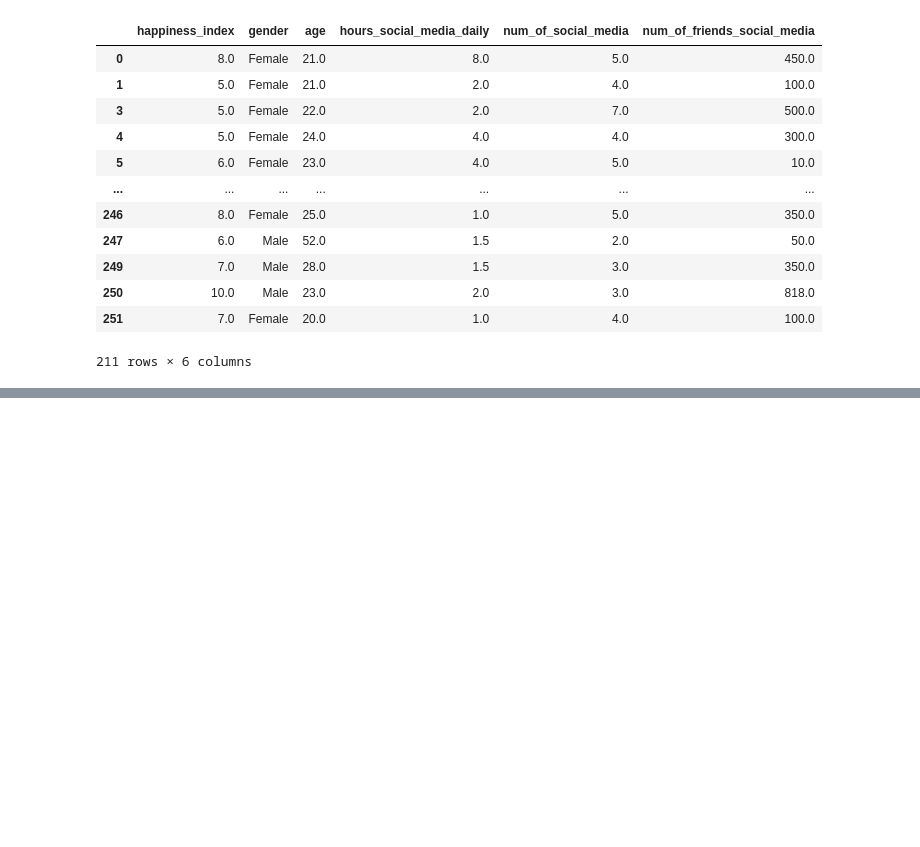
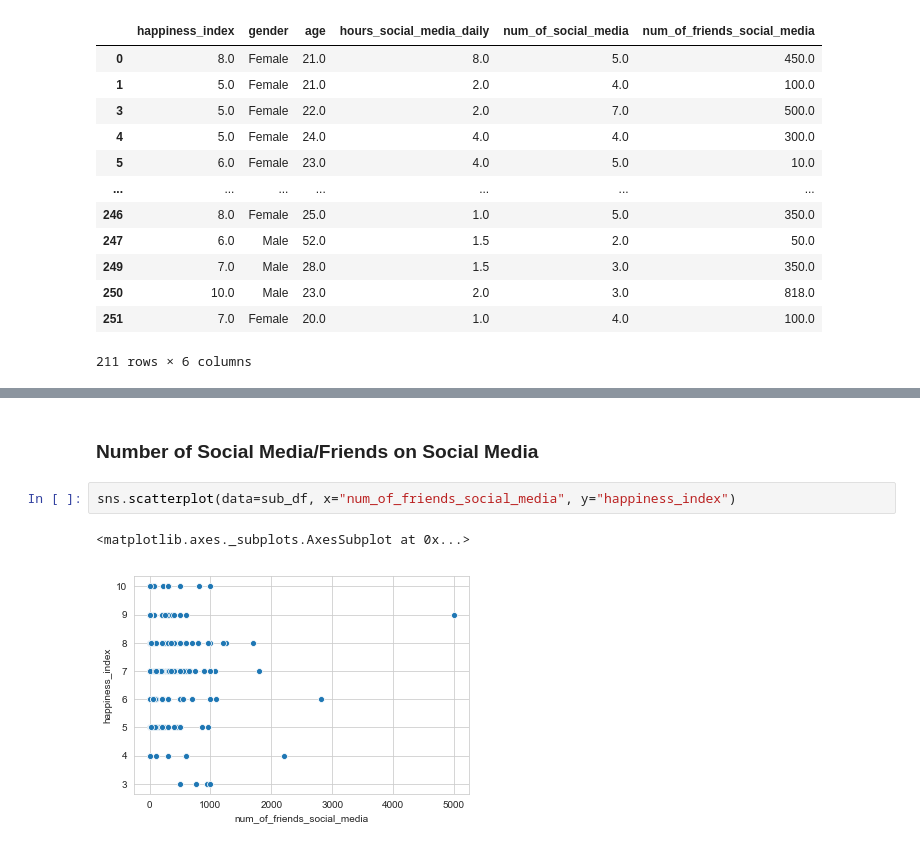
Before and after one commit to AllardQuek/The-pursuit-of-Happiness, a Jupyter notebook: Social_Media_and_Happiness.ipynb, the cells around one changed output, grey strips where cells are left out. Drawn from its saved outputs; the diff is of its cells as text; blank space fills up the shorter version.

```diff
--- a/Social_Media_and_Happiness.ipynb
+++ b/Social_Media_and_Happiness.ipynb
@@ -325,0 +351,7 @@ sub_df
+# %% [markdown]
+### Number of Social Media/Friends on Social Media
+# %%
+sns.scatterplot(data=sub_df, x="num_of_friends_social_media", y="happiness_index")
+# %% [output]
+<matplotlib.axes._subplots.AxesSubplot at 0x...>
+[figure, added]
```
Also changed, not shown: parts of 12 cells of this notebook.
